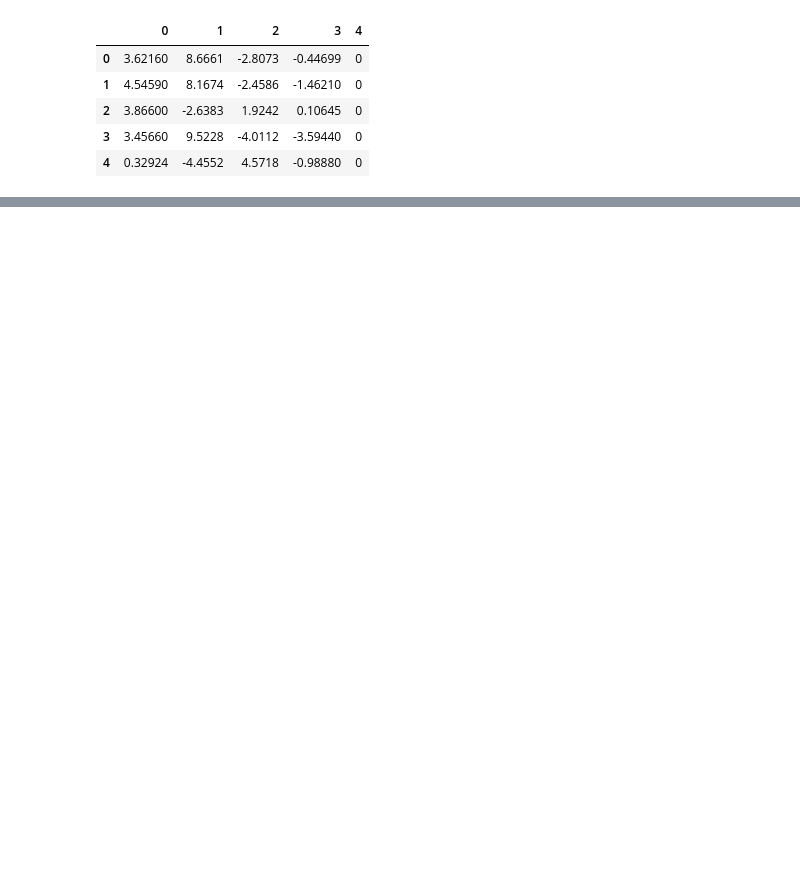
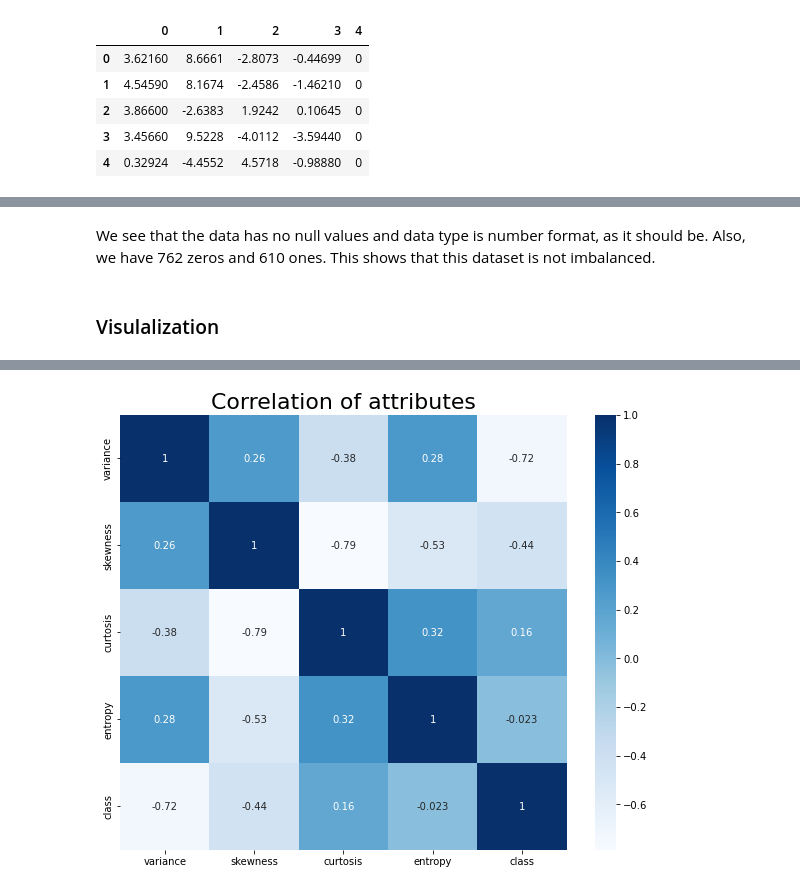
Before and after one commit to deeppunj/portfolio-projects, a Jupyter notebook: MachineLearningProjects/Twenty-ML-Projects-UdemyBased/BankNoteAnalysis/banknoteAuthentication.ipynb, the cells around one changed output, grey strips where cells are left out. Saved outputs shown, nothing was run; the diff lists cells and outputs as text; code cells hidden in the pictures; blank space fills up the shorter version.

```diff
--- a/MachineLearningProjects/Twenty-ML-Projects-UdemyBased/BankNoteAnalysis/banknoteAuthentication.ipynb
+++ b/MachineLearningProjects/Twenty-ML-Projects-UdemyBased/BankNoteAnalysis/banknoteAuthentication.ipynb
@@ -54,0 +63,5 @@ data.head()
+# %%
+column_names = ['variance', 'skewness', 'curtosis', 'entropy', 'class']
+
+data.columns = column_names
+data.head()
@@ -54,0 +97,12 @@ data.head()
+# %% [markdown]
+We see that the data has no null values and data type is number format, as it should be.
+Also, we have 762 zeros and 610 ones. This shows that this dataset is not imbalanced.
+# %% [markdown]
+### Visulalization
+# %%
+# let us check if we can find some info from the correlation heatmap
+plt.figure(figsize=(10,8))
+sns.heatmap(data.corr(), vmax=1, annot=True, cmap='Blues')
+plt.title('Correlation of attributes', fontsize = 22)
+plt.show()
+# %% [output]
@@ -54,0 +113 @@ data.head()
+[figure, added]
```
Also changed, not shown: parts of 6 cells of this notebook.
